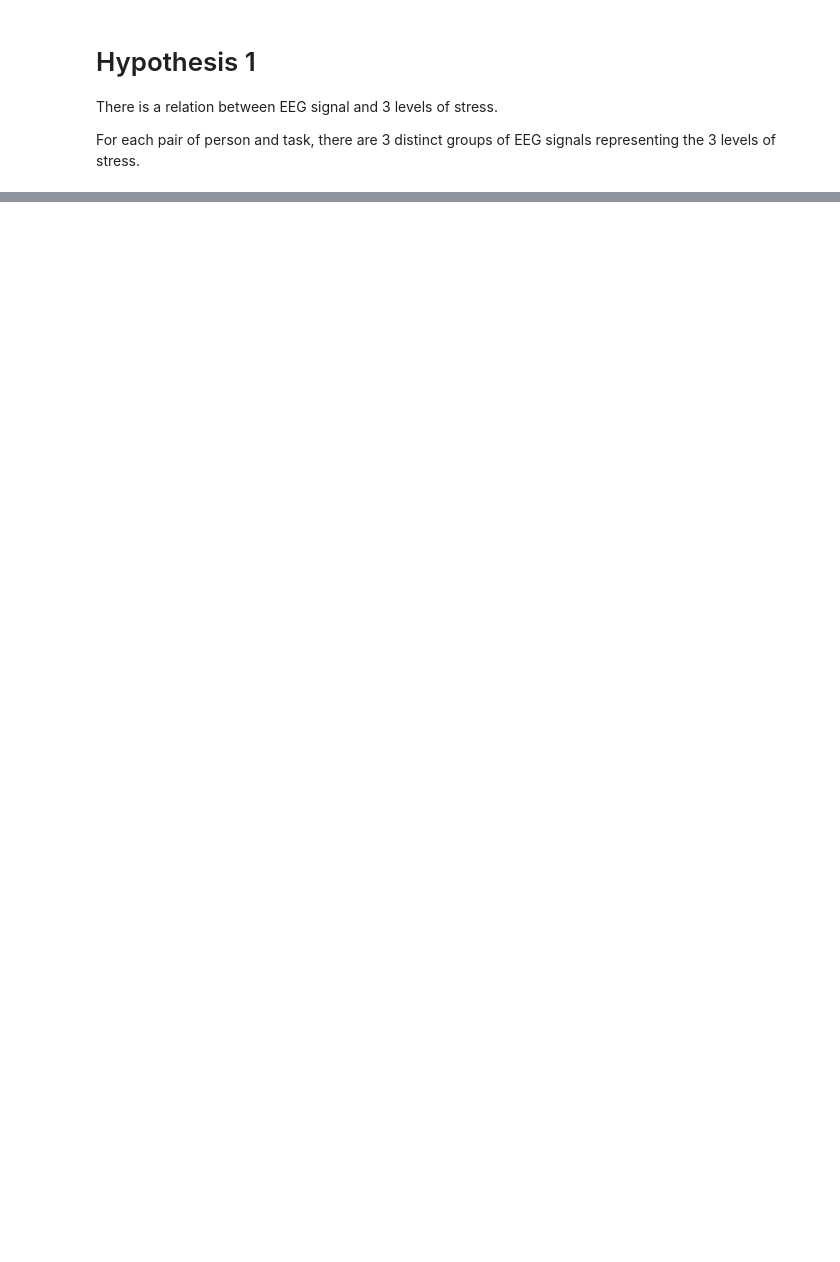
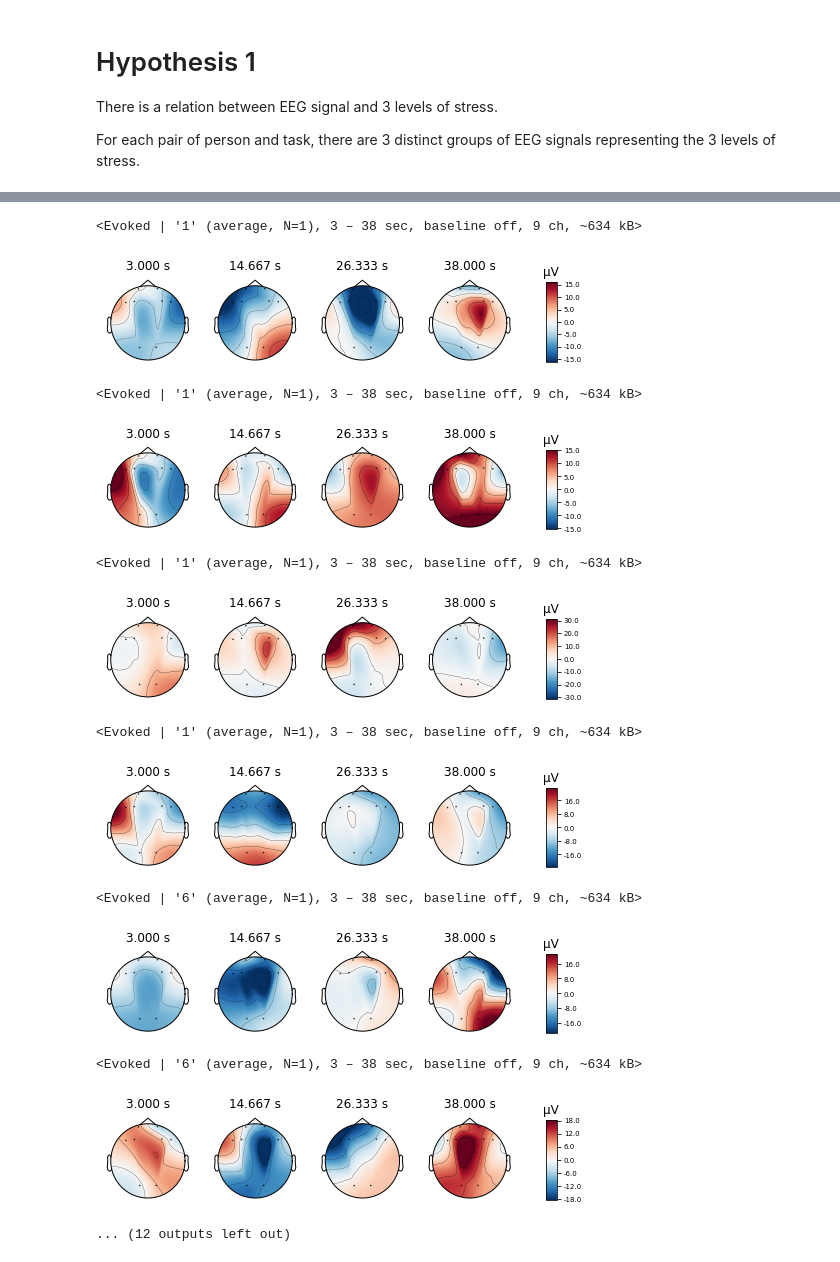
Before and after one commit to akraradets/2021JanHCI, a Jupyter notebook: 1.5-Convert/Hypothesis1.ipynb, the cells around one changed output, grey strips where cells are left out. Cells and saved outputs as stored; diff of their text form; code cells hidden in the pictures; blank space fills up the shorter version.

```diff
--- a/1.5-Convert/Hypothesis1.ipynb
+++ b/1.5-Convert/Hypothesis1.ipynb
@@ -86,0 +128,34 @@ raw.plot_psd()
+# %%
+events
+interested_events = []
+prev_is_Low_start = False
+prev_is_Mil_start = False
+prev_is_Hig_start = False
+Low_start = marker_idx.index('math,LowStress,start')
+Mil_start = marker_idx.index('math,MildStress,start')
+Hig_start = marker_idx.index('math,HigherStress,start')
+
+for event in events:
+    if(event[2] == Low_start and prev_is_Low_start == False):
+        interested_events.append(list(event))
+        prev_is_Low_start = True
+    elif(event[2] != Low_start):
+        prev_is_Low_start = False
+
+    if(event[2] == Mil_start and prev_is_Mil_start == False):
+        interested_events.append(list(event))
+        prev_is_Mil_start = True
+    elif(event[2] != Mil_start):
+        prev_is_Mil_start = False
+
+    if(event[2] == Hig_start and prev_is_Hig_start == False):
+        interested_events.append(list(event))
+        prev_is_Hig_start = True
+    elif(event[2] != Hig_start):
+        prev_is_Hig_start = False
+
+
+    # if(event[2] == 4):
+    #     interested_events.append(list(event))
+    # print(event)
+interested_events = np.array(interested_events)
@@ -86,0 +177,20 @@ raw.plot_psd()
+# %%
+epochs = mne.Epochs(raw, interested_events, tmin=3, tmax=38, baseline=(3,38), verbose=False)
+# %%
+for index_inner, evoked in enumerate(epochs.iter_evoked()):
+    print(evoked)
+    evoked.plot_topomap()
+# %% [output]
+<Evoked | '1' (average, N=1), 3 – 38 sec, baseline off, 9 ch, ~634 kB>
+[figure, added]
+<Evoked | '1' (average, N=1), 3 – 38 sec, baseline off, 9 ch, ~634 kB>
+[figure, added]
+<Evoked | '1' (average, N=1), 3 – 38 sec, baseline off, 9 ch, ~634 kB>
+[figure, added]
+<Evoked | '1' (average, N=1), 3 – 38 sec, baseline off, 9 ch, ~634 kB>
+[figure, added]
+<Evoked | '6' (average, N=1), 3 – 38 sec, baseline off, 9 ch, ~634 kB>
+[figure, added]
+<Evoked | '6' (average, N=1), 3 – 38 sec, baseline off, 9 ch, ~634 kB>
+[figure, added]
+... (12 outputs left out)
```
Also changed, not shown: parts of 15 cells of this notebook.
